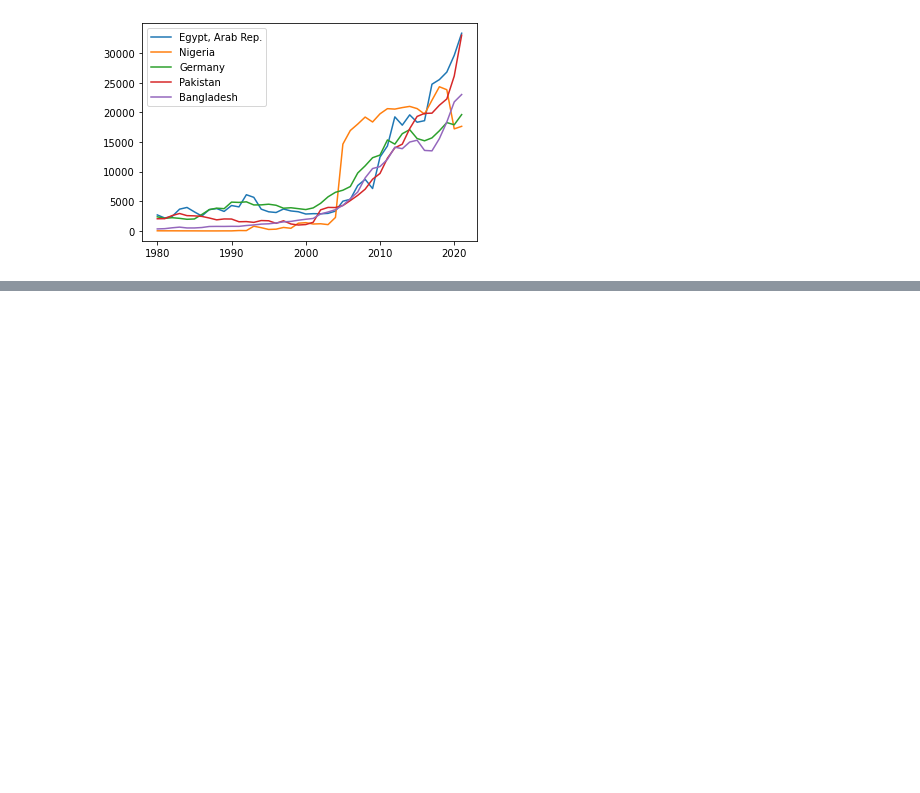
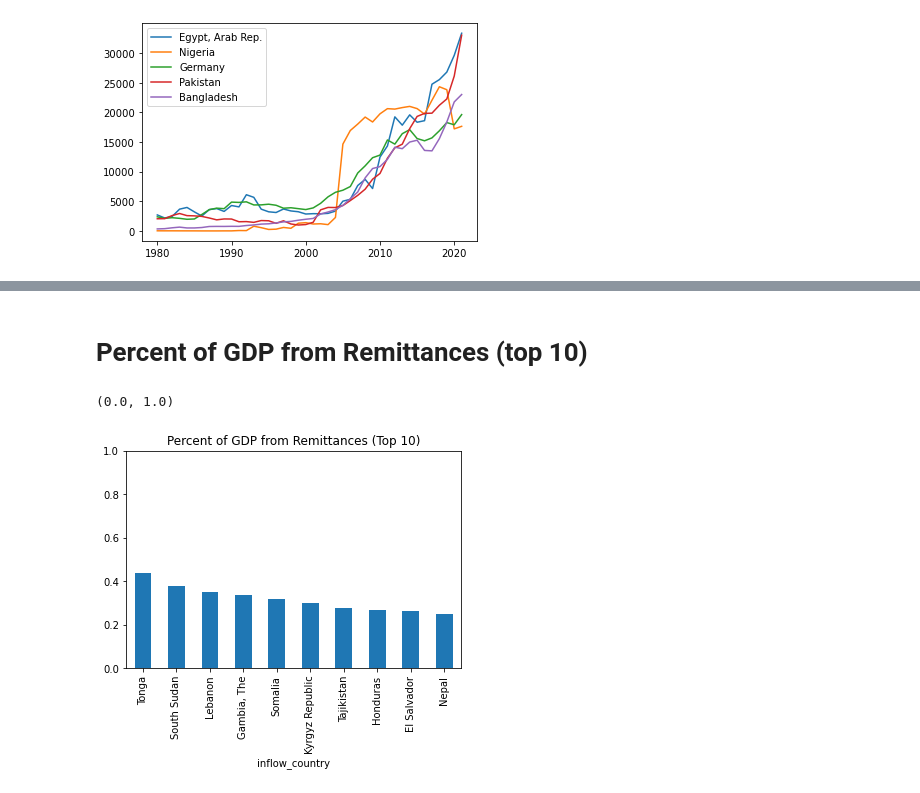
Before and after one commit to bukanif/CYPLAN255-1, a Jupyter notebook: notebooks_copy_2/Remittances.ipynb, the cells around one changed output, grey strips where cells are left out. Cells and saved outputs as stored; diff of their text form; code cells hidden in the pictures; blank space fills up the shorter version.

```diff
--- a/notebooks_copy_2/Remittances.ipynb
+++ b/notebooks_copy_2/Remittances.ipynb
@@ -137,0 +111,10 @@ plt.subplots_adjust(left=None, bottom=None, right=None, top=None, wspace=None, h
+# %% [markdown]
+# Percent of GDP from Remittances (top 10)
+# %%
+pd.to_numeric(inrem1.remit_gdp)
+inrem1 = inrem1.sort_values('remit_gdp', ascending=False)
+inrem1['pct_gdp'] = inrem1.remit_gdp / 100
+inrem1.pct_gdp.head(10).plot(kind='bar',title='Percent of GDP from Remittances (Top 10)').set_ylim(0,1)
+# %% [output]
+(0.0, 1.0)
+[figure, added]
```
Also changed, not shown: parts of 31 cells of this notebook.
